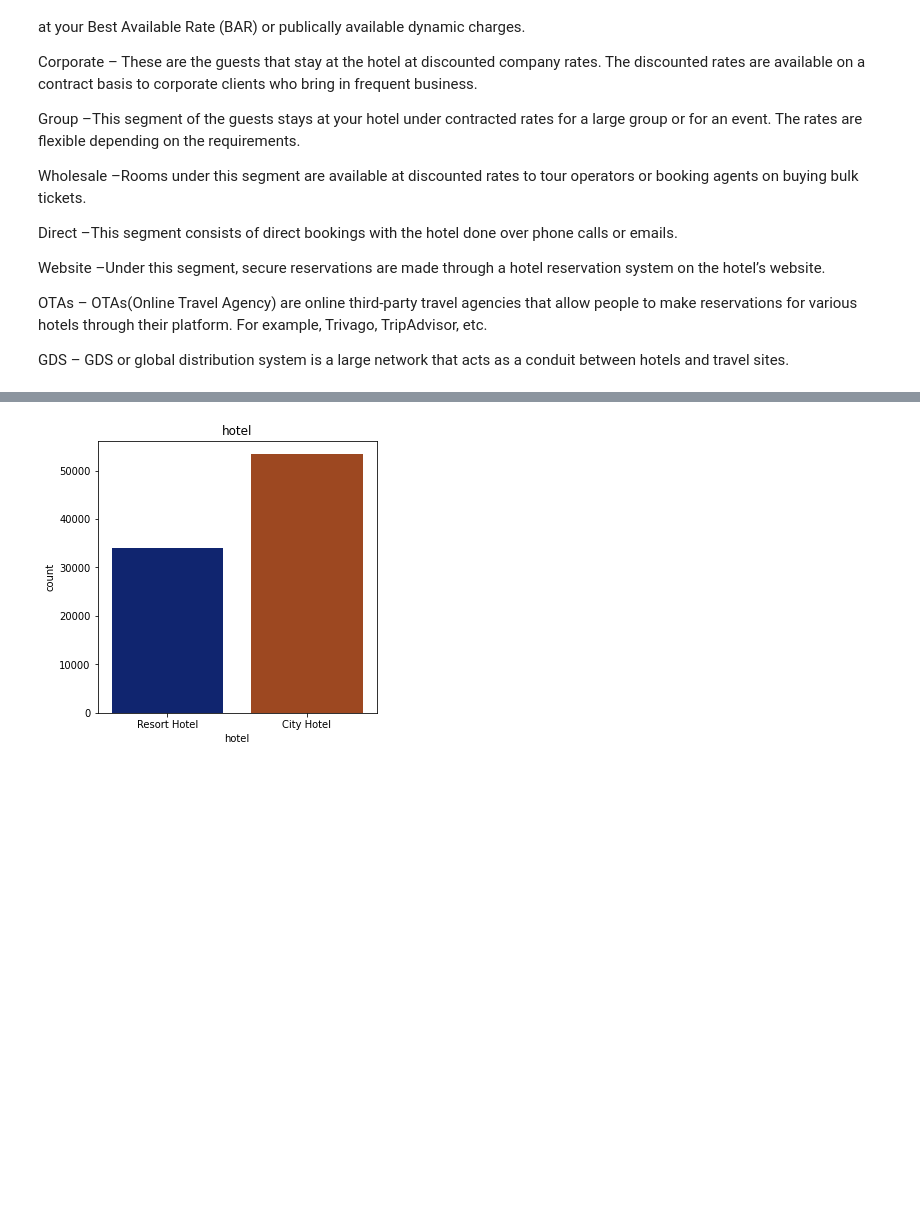
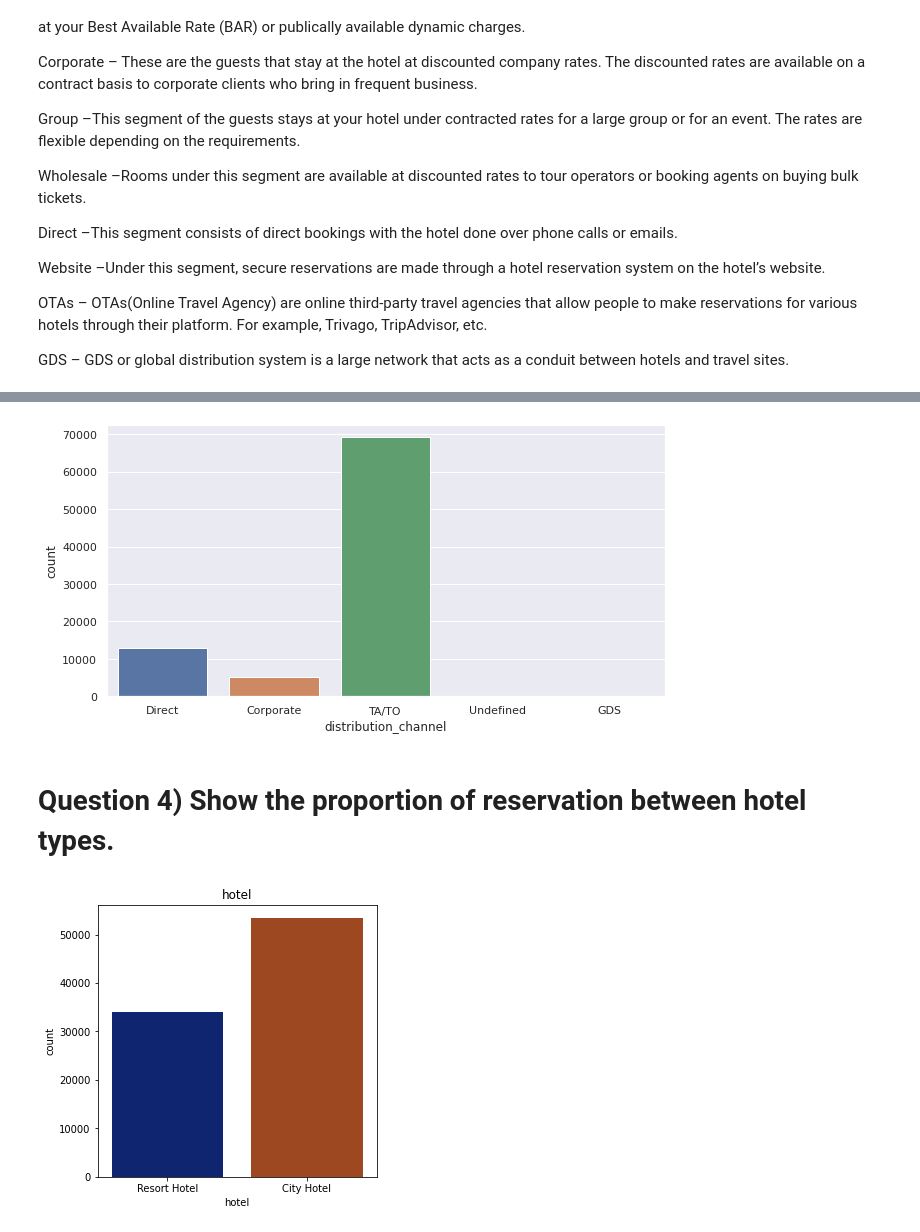
Before and after one commit to poojappt/Hotel-Booking-EDA, a Jupyter notebook: Poojappt_Hotel_Booking_Analysis_Capstone_Project.ipynb, the cells around one changed output, grey strips where cells are left out. Saved outputs shown, nothing was run; the diff lists cells and outputs as text; code cells hidden in the pictures; blank space fills up the shorter version.

```diff
--- a/Poojappt_Hotel_Booking_Analysis_Capstone_Project.ipynb
+++ b/Poojappt_Hotel_Booking_Analysis_Capstone_Project.ipynb
@@ -436,3 +450,11 @@ From above plots we can see that major bookings are done Directly instead of oth
+# %%
+sns.countplot(data = df, x = 'distribution_channel')
+sns.set(rc = {'figure.figsize':(10,5)})
+plt.show()
+# %% [output]
+[figure, added]
+# %% [markdown]
+# **Question 4) Show the proportion of reservation between hotel types.**
 # %%
 sns.countplot(data= df,x ='hotel', palette='dark')
 plt.title("hotel")
```
Also changed, not shown: parts of 14 cells of this notebook.
